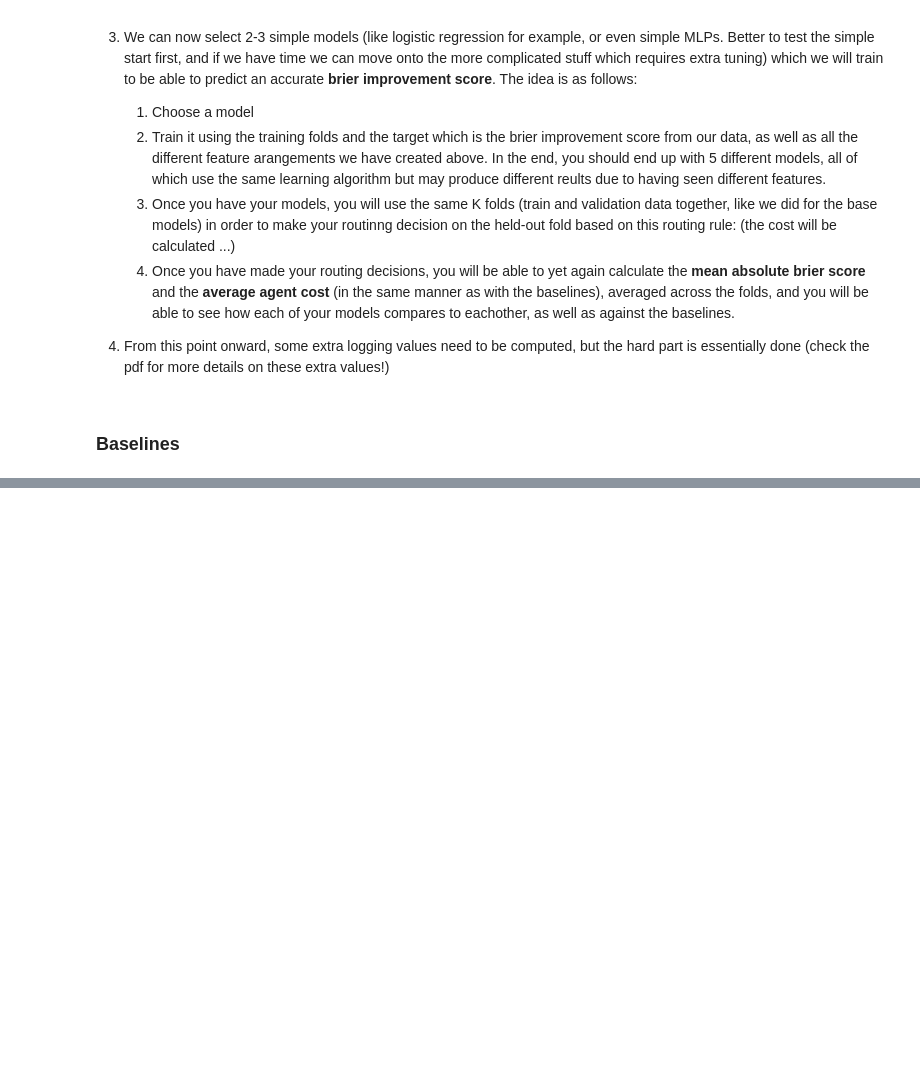
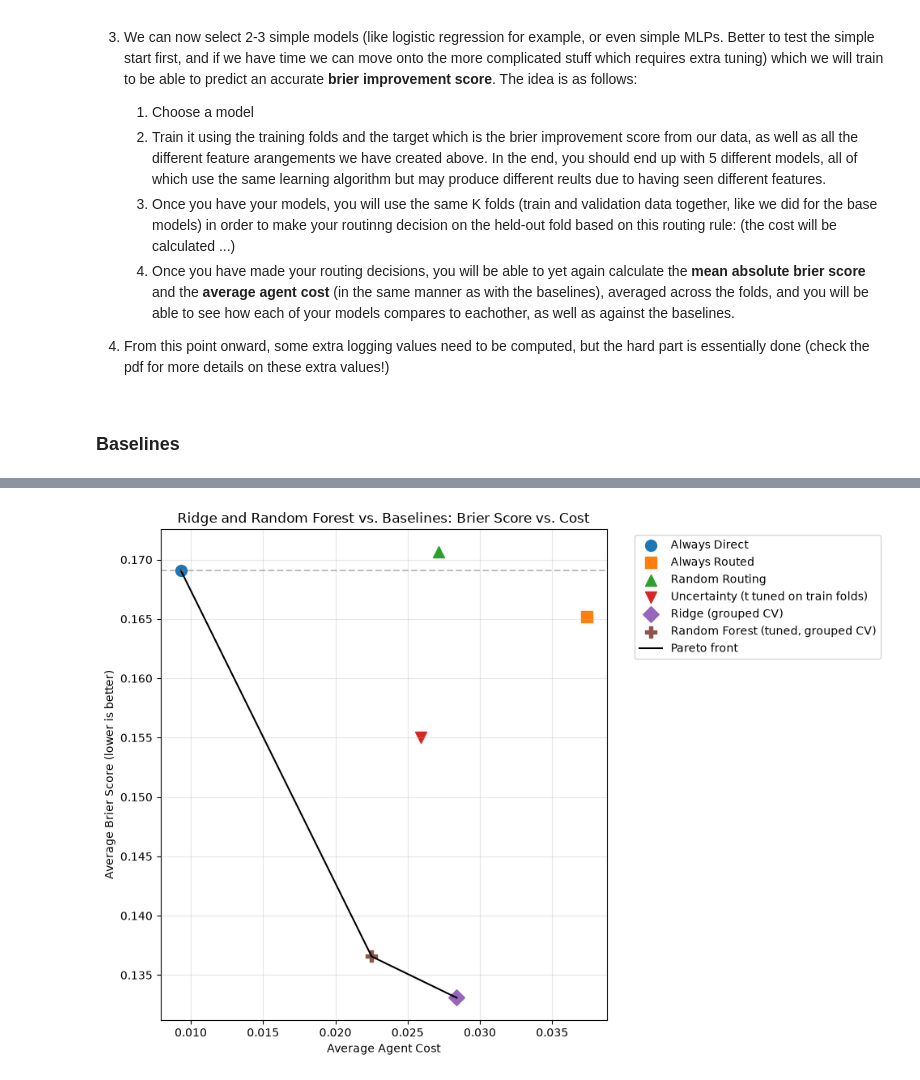
Before and after one commit to MarioMatsas/ML4Science, a Jupyter notebook: project.ipynb, the cells around one changed output, grey strips where cells are left out. Drawn from its saved outputs; the diff is of its cells as text; code cells hidden in the pictures; blank space fills up the shorter version.

Commit message:
add random forest and ridge regression routers

```diff
--- a/project.ipynb
+++ b/project.ipynb
@@ -369,0 +584,43 @@ plt.show()
+# %%
+plt.figure(figsize=(10, 7))
+
+markers = ["o", "s", "^", "v", "D", "P", "X"]
+
+for i, (_, row) in enumerate(comparison.iterrows()):
+    plt.scatter(
+        row["Average Cost"],
+        row["Average Brier"],
+        s=100,
+        color=plt.cm.tab10(i % 10),
+        marker=markers[i % len(markers)],
+        label=row["Model"]
+    )
+
+by_cost = comparison.sort_values(["Average Cost", "Average Brier"])
+front_rows, best_brier = [], np.inf
+for _, row in by_cost.iterrows():
+    if row["Average Brier"] < best_brier:
+        front_rows.append(row)
+        best_brier = row["Average Brier"]
+front = pd.DataFrame(front_rows)
+
+plt.plot(
+    front["Average Cost"],
+    front["Average Brier"],
+    color="black",
+    linewidth=1.5,
+    label="Pareto front"
+)
+
+plt.xlabel("Average Agent Cost")
+plt.ylabel("Average Brier Score (lower is better)")
+plt.title("Ridge and Random Forest vs. Baselines: Brier Score vs. Cost")
+
+plt.axhline(comparison.loc[comparison.Model == "Always Direct", "Average Brier"].iloc[0],
+            linestyle="--", color="gray", alpha=0.5)
+plt.legend(bbox_to_anchor=(1.05, 1), loc="upper left")
+plt.grid(alpha=0.3)
+plt.tight_layout()
+plt.show()
+# %% [output]
+[figure, added]
```
Also changed, not shown: parts of 8 cells of this notebook.
